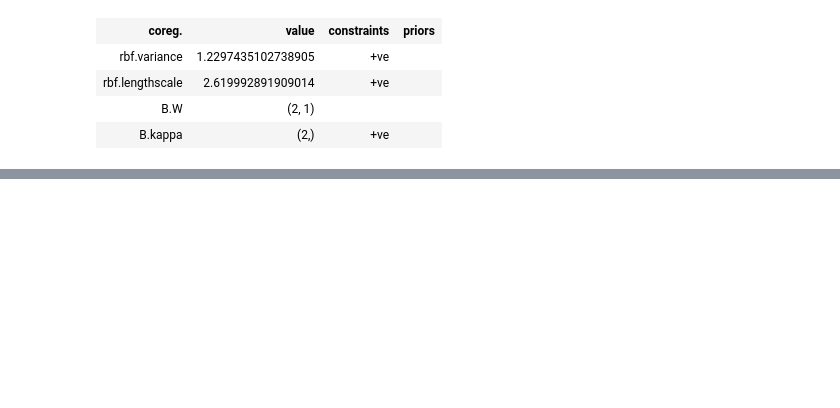
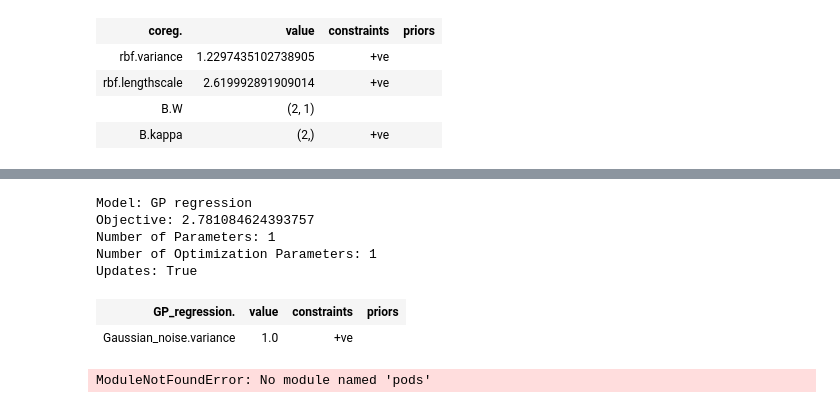
Before and after one commit to LanSang/validities, a Jupyter notebook: gp/gpy demo.ipynb, the cells around one changed output, grey strips where cells are left out. Drawn from its saved outputs; the diff is of its cells as text; code cells hidden in the pictures; blank space fills up the shorter version.

```diff
--- a/gp/gpy demo.ipynb
+++ b/gp/gpy demo.ipynb
@@ -67,0 +94,27 @@ $\mathrm{d}$
+# %%
+from GPy.models import GPRegression
+import numpy as np
+from src.kl import KL
+import pytest
+
+X = np.asarray([[.5, .5], [.5, .5]])
+Y = np.asarray([[.2], [.3]])
+
+# I think input_dim here specifies the number of
+# components in X. This test verifies that
+# there is no error if there are 3 test points of dim 2
+kernel=KL(input_dim=2)
+GPRegression(kernel=kernel, X=X, Y=Y)
+# %% [output]
+Model: GP regression
+Objective: 2.781084624393757
+Number of Parameters: 1
+Number of Optimization Parameters: 1
+Updates: True
+| GP_regression. | value | constraints | priors |
+| Gaussian_noise.variance | 1.0 | +ve |  |
+# %%
+import pods
+data = pods.datasets.olympic_marathon_men()
+# %% [output]
+ModuleNotFoundError: No module named 'pods'
```
Also changed, not shown: parts of 8 cells of this notebook, 40 other files.
